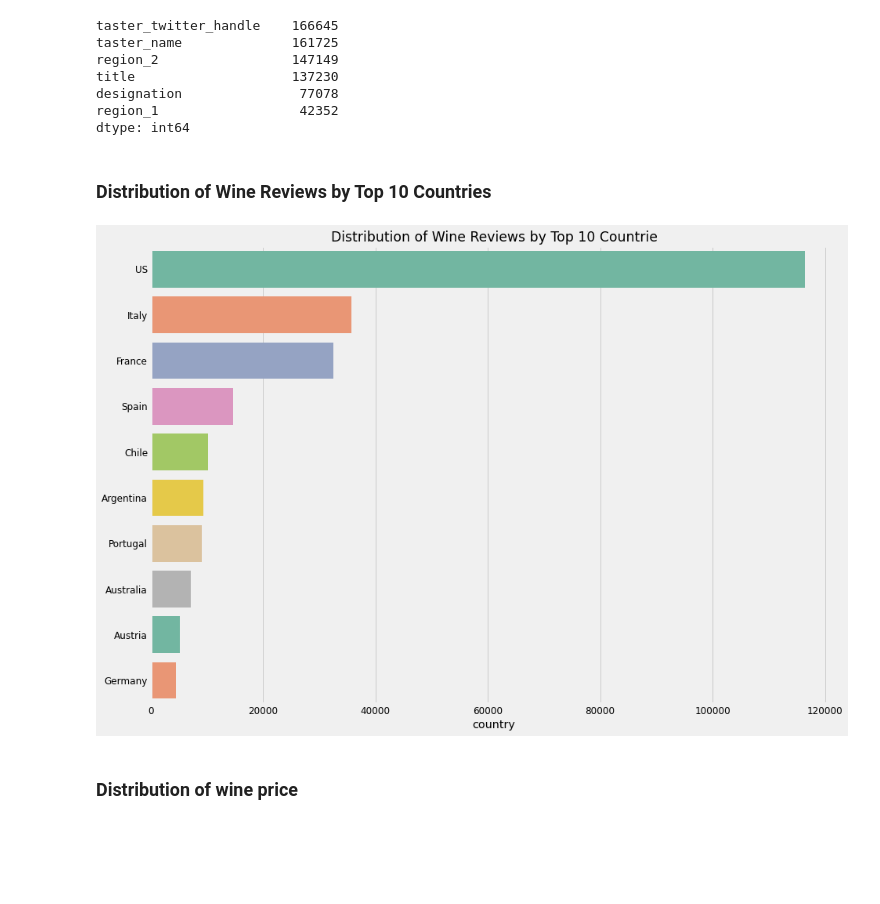
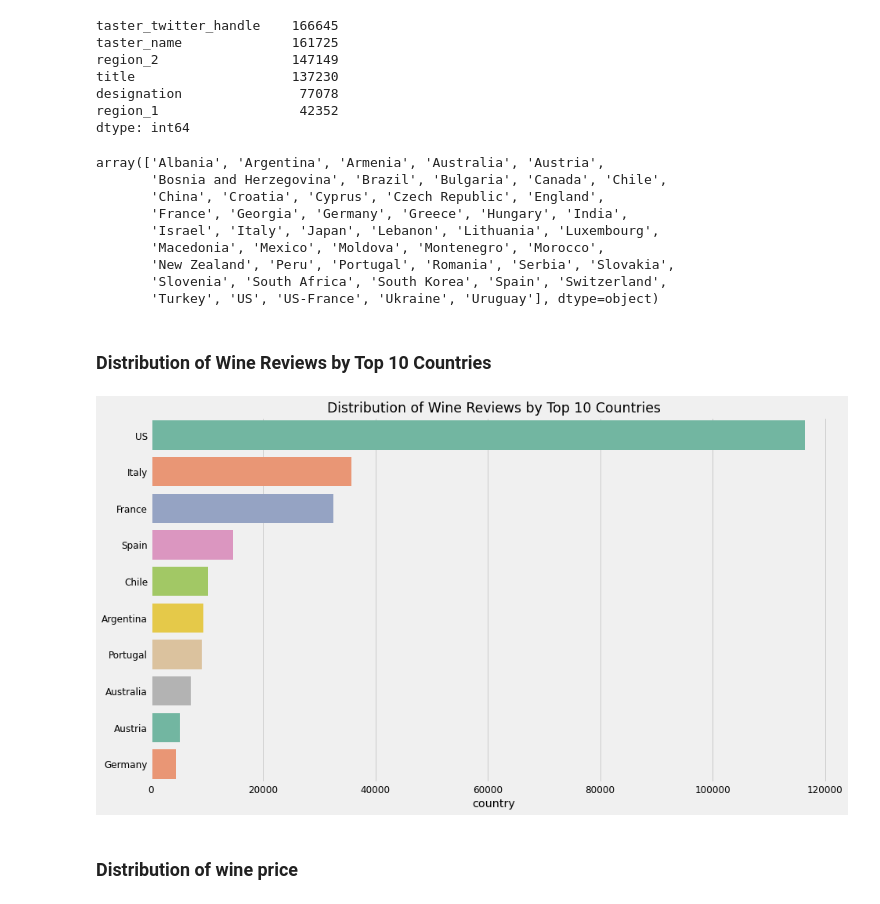
Before and after one commit to FelipeEnne/Wine-Recommendation, a Jupyter notebook: Wine-Recommendation.ipynb, the cells around one changed output. Drawn from its saved outputs; the diff is of its cells as text; code cells hidden in the pictures; blank space fills up the shorter version.

```diff
--- a/Wine-Recommendation.ipynb
+++ b/Wine-Recommendation.ipynb
@@ -132,16 +133,28 @@ title                    137230
 designation               77078
 region_1                  42352
 dtype: int64
+# %%
+np.unique(wines_good_price['country'])
+# %% [output]
+array(['Albania', 'Argentina', 'Armenia', 'Australia', 'Austria',
+       'Bosnia and Herzegovina', 'Brazil', 'Bulgaria', 'Canada', 'Chile',
+       'China', 'Croatia', 'Cyprus', 'Czech Republic', 'England',
+       'France', 'Georgia', 'Germany', 'Greece', 'Hungary', 'India',
+       'Israel', 'Italy', 'Japan', 'Lebanon', 'Lithuania', 'Luxembourg',
+       'Macedonia', 'Mexico', 'Moldova', 'Montenegro', 'Morocco',
+       'New Zealand', 'Peru', 'Portugal', 'Romania', 'Serbia', 'Slovakia',
+       'Slovenia', 'South Africa', 'South Korea', 'Spain', 'Switzerland',
+       'Turkey', 'US', 'US-France', 'Ukraine', 'Uruguay'], dtype=object)
 # %% [markdown]
 ### Distribution of Wine Reviews by Top 10 Countries
 # %%
 #print('Number of country list in data:',wine['country'].nunique())
-plt.figure(figsize=(14,10))
+plt.figure(figsize=(14,8))
 cnt = wines['country'].value_counts().to_frame()[0:10]
 sns.barplot(x= cnt['country'], y =cnt.index, data=cnt, palette='Set2',orient='h')
 plt.title('Distribution of Wine Reviews by Top 10 Countries');
 # %% [output]
-[figure, old version]
+[figure, new version]
 # %% [markdown]
 ### Distribution of wine price
 # %%
```
Also changed, not shown: parts of 40 cells of this notebook.
